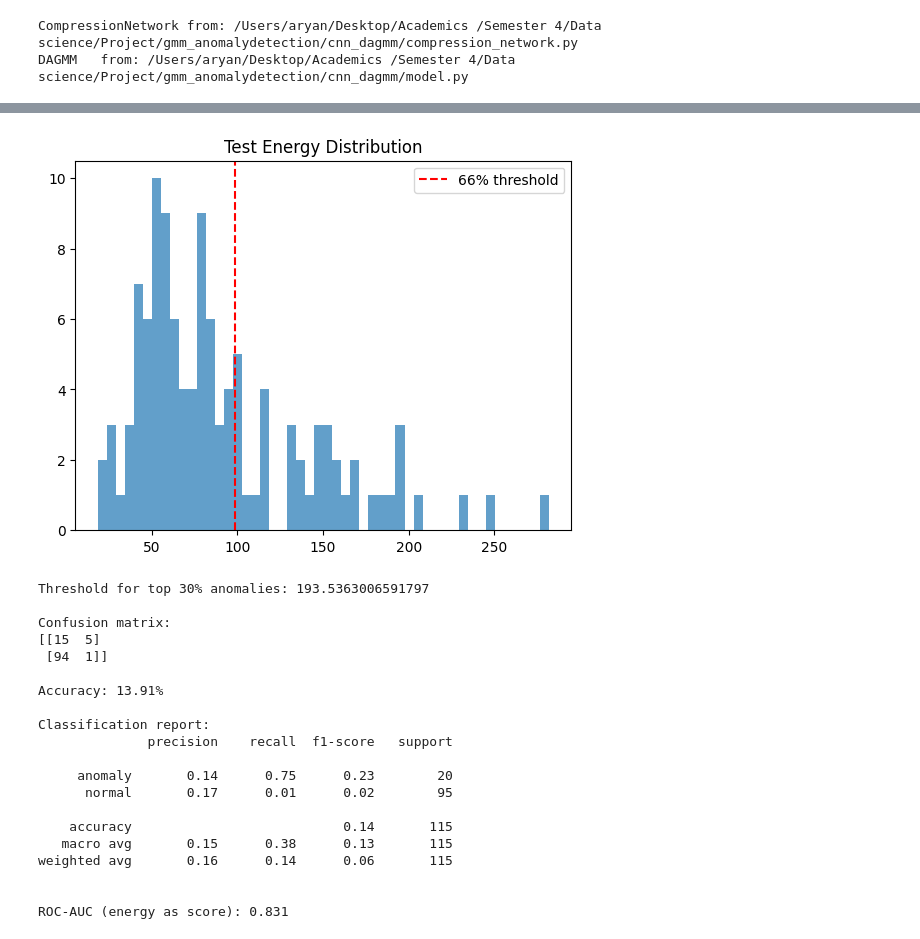
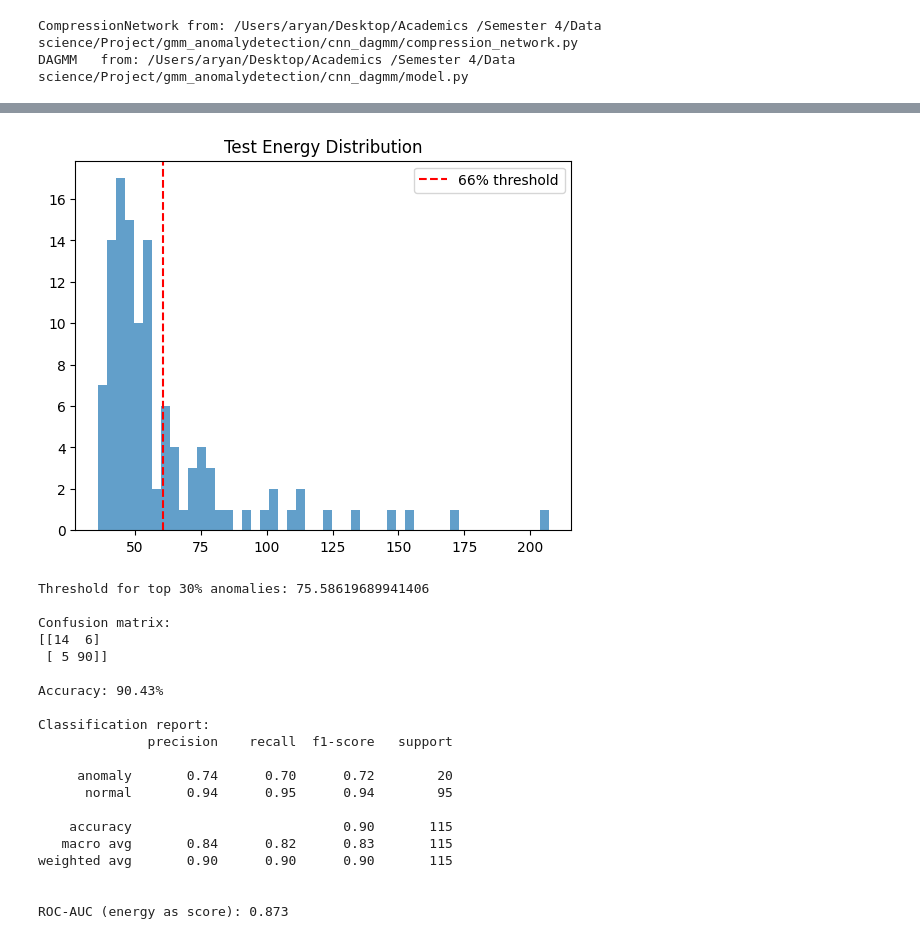
Before and after one commit to Aryan-IIT/gmm_anomalydetection, a Jupyter notebook: trials/notebook.ipynb, the cells around one changed output, grey strips where cells are left out. Drawn from its saved outputs; the diff is of its cells as text; code cells hidden in the pictures.

```diff
--- a/trials/notebook.ipynb
+++ b/trials/notebook.ipynb
@@ -244,10 +244,10 @@ n_features = 3 * 64 * 64
 
 model = DAGMM(
     input_dim        = 3 * 64 * 64,     # still required by signature but not forwarded to CompressionNetwork
-    latent_dim       = 2,
-    n_gmm_components = 2,
-    comp_kwargs      = {'latent_dim': 2},  # now cleanly matches CompressionNetwork
-    est_kwargs       = {'hidden_dims': [32], 'activation': torch.nn.ReLU, 'dropout': 0.3},
+    latent_dim       = 90,
+    n_gmm_components = 5,
+    comp_kwargs      = {'latent_dim': 90},  # now cleanly matches CompressionNetwork
+    est_kwargs       = {'hidden_dims': [128], 'activation': torch.nn.Tanh, 'dropout': 0.3},
     device           = device
 ).to(device)
 
@@ -256,7 +256,7 @@ optimizer = torch.optim.Adam(model.parameters(), lr=1e-3)
 
 # %% [code]
 # 5) Training loop
-n_epochs = 30
+n_epochs = 50
 for epoch in range(1, n_epochs+1):
     model.train()
     running_loss = 0.0
@@ -283,7 +283,7 @@ energies = torch.cat(energies)
 
 # 95th‐percentile threshold
 thr = energies.quantile(0.70)
-mask = energies > thr
+mask = energies >xs thr
 print(f"Detected anomalies in test set: {mask.sum().item()} / {len(energies)}")
 
 # %% [code]
@@ -312,5 +312,5 @@ Epoch 30/30 — avg train loss: 6.9926
 Detected anomalies in test set: 35 / 115
-[figure, old version]
+[figure, new version]
 # %%
 import torch
 from sklearn.metrics import confusion_matrix, classification_report, roc_auc_score
@@ -330,11 +330,11 @@ y_true   = torch.cat(y_true)                    # [N_test]
 
 # 2) Identify top 30% highest‐energy samples as anomalies
 #    70th percentile cutoff → top 30% above this
-thr = energies.quantile(0.66)
+thr = energies.quantile(0.84)
 
 
 # 3) Predictions
-y_pred = (energies > thr).int()
+y_pred = (energies < thr).int()
 
 # 4) Metrics
 print("Threshold for top 30% anomalies:", thr.item())
@@ -351,26 +351,26 @@ print(classification_report(y_true, y_pred, target_names=test_ds.classes))
 auc = roc_auc_score(y_true, -energies)  # invert since lower energy = more normal
 print(f"\nROC‑AUC (energy as score): {auc:.3f}")
 # %% [output]
-Threshold for top 30% anomalies: 193.5363006591797
+Threshold for top 30% anomalies: 75.58619689941406
 
 Confusion matrix:
-[[15  5]
- [94  1]]
+[[14  6]
+ [ 5 90]]
 
-Accuracy: 13.91%
+Accuracy: 90.43%
 
 Classification report:
               precision    recall  f1-score   support
 
-     anomaly       0.14      0.75      0.23        20
-      normal       0.17      0.01      0.02        95
+     anomaly       0.74      0.70      0.72        20
+      normal       0.94      0.95      0.94        95
 
-    accuracy                           0.14       115
-   macro avg       0.15      0.38      0.13       115
-weighted avg       0.16      0.14      0.06       115
+    accuracy                           0.90       115
+   macro avg       0.84      0.82      0.83       115
+weighted avg       0.90      0.90      0.90       115
 
 
-ROC‑AUC (energy as score): 0.831
+ROC‑AUC (energy as score): 0.873
 # %%
 # # %% [code]
 # # Hyperparameter grid search for DAGMM
```
Also changed, not shown: parts of 5 cells of this notebook, 1 other file.
